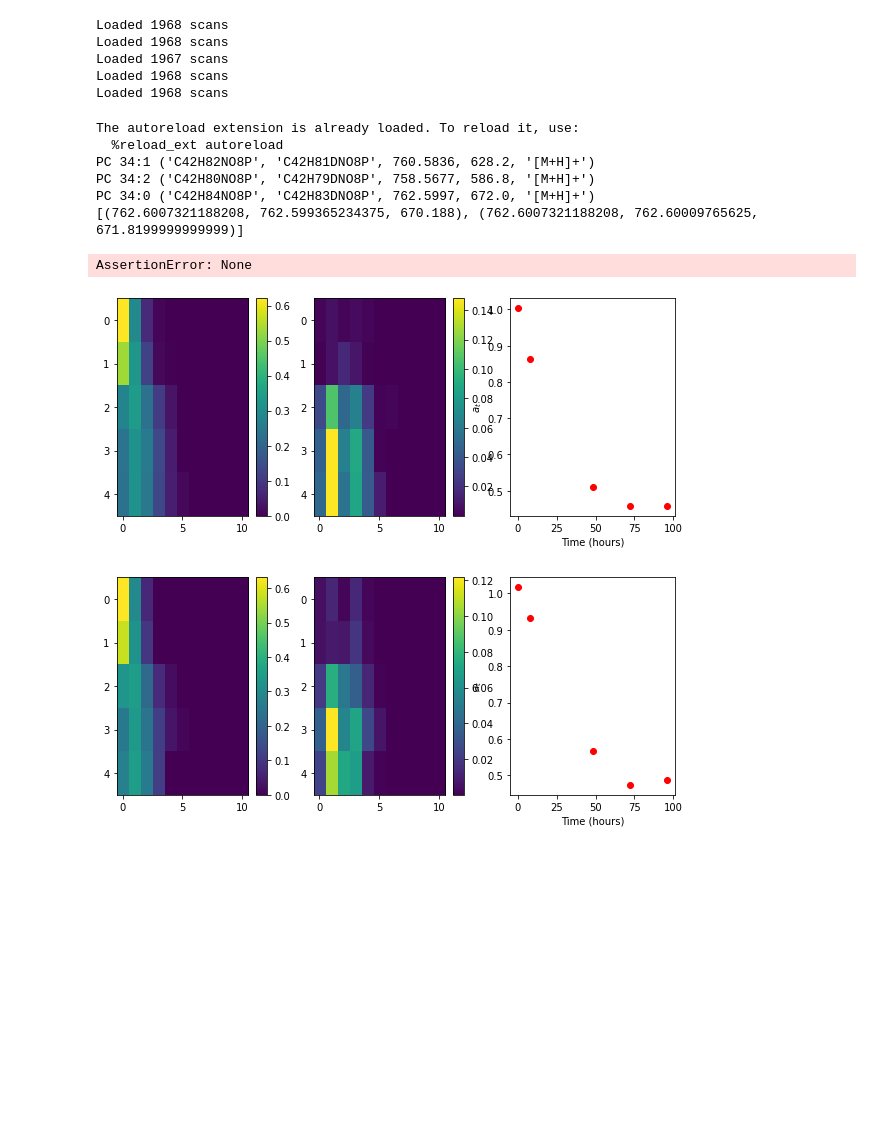
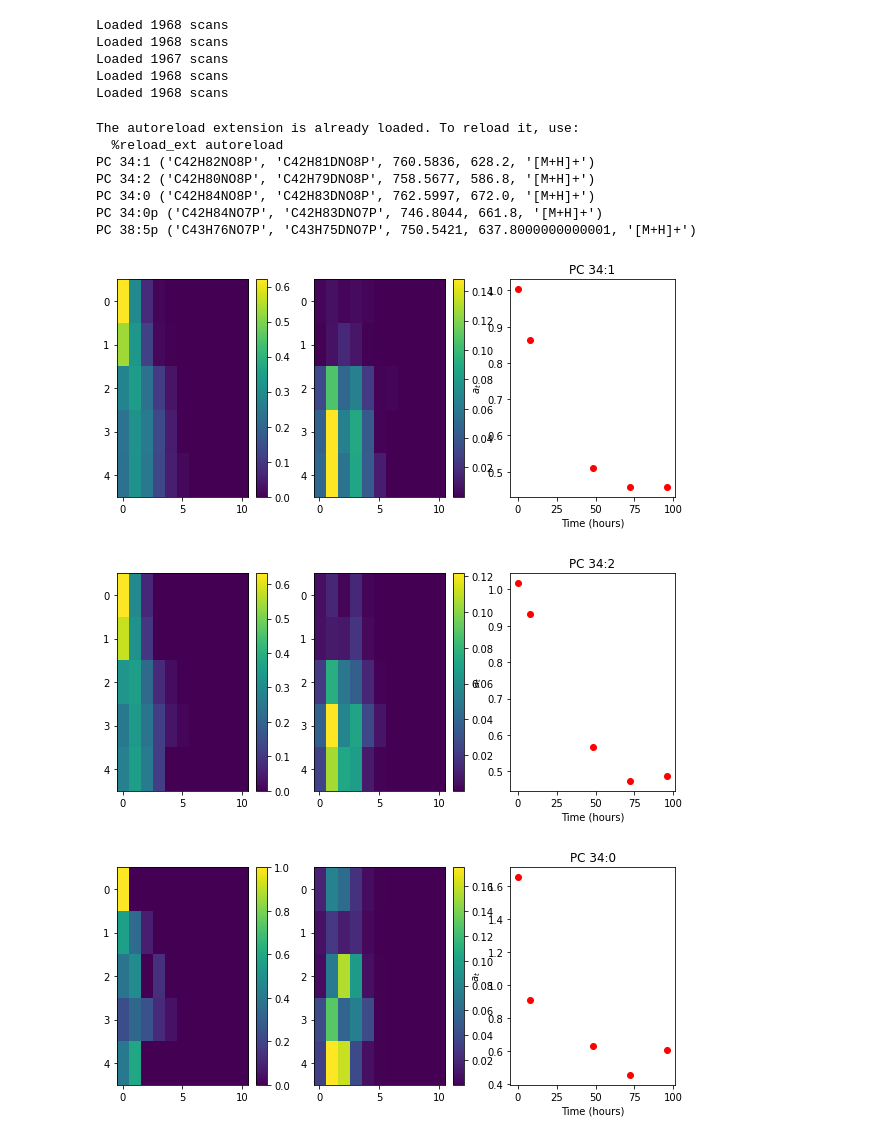
Before and after one commit to sdrogers/lipid_prototype, a Jupyter notebook: notebooks/Generic_mz.ipynb, the cells around one changed output. Drawn from its saved outputs; the diff is of its cells as text; code cells hidden in the pictures; blank space fills up the shorter version.

```diff
--- a/notebooks/Generic_mz.ipynb
+++ b/notebooks/Generic_mz.ipynb
@@ -49,7 +49,7 @@ from chromatograms import add_chromatograms_to_boxes
 for p in all_boxes:
     add_chromatograms_to_boxes(all_boxes[p],all_mzml_file_obj[p])
 # %%
-def find_boxes(boxes,mz,rt_in_seconds,mz_tol = 0.01,rt_tol = 10):
+def find_boxes(boxes,mz,rt_in_seconds,mz_tol = 0.1,rt_tol = 10):
     sub_boxes = list(filter(lambda x: abs(x.mz - mz) <= mz_tol and
                             abs(x.rt_in_seconds - rt_in_seconds) <= rt_tol,boxes))
     return sub_boxes
@@ -69,7 +69,11 @@ at = AdductTransformer()
 from chromatograms import peak_group
 lipids = {'PC 34:1':('C42H82NO8P','C42H81DNO8P',760.5836,10.47*60,'[M+H]+'),
           'PC 34:2':('C42H80NO8P','C42H79DNO8P',758.5677,9.78*60.0,'[M+H]+'),
-          'PC 34:0':('C42H84NO8P','C42H83DNO8P',762.5997,11.2*60.0,'[M+H]+')}
+          'PC 34:0':('C42H84NO8P','C42H83DNO8P',762.5997,11.2*60.0,'[M+H]+'),
+          'PC 34:0p':('C42H84NO7P','C42H83DNO7P',746.8044,11.03*60.0,'[M+H]+'),
+          'PC 38:5p':('C43H76NO7P','C43H75DNO7P',750.5421,10.63*60.0,'[M+H]+'),
+#           'PC 38:4p':('C34H78NO7P','C34H77DNO7P',752.5577,11.2*60.0,'[M+H]+'),
+         }
 for lipid,dets in lipids.items():
     print(lipid,dets)
     f = Formula(dets[0])
@@ -98,9 +102,19 @@ for lipid,dets in lipids.items():
     data_mat = np.zeros((n_rows,n_cols),np.double)
 
     for i,o in enumerate(ordered_files):
-        l = find_boxes(all_boxes[o],mz,rt,rt_tol = 5)
-        assert len(l) == 1,print([(mz,b.mz,b.rt_in_seconds) for b in l])
-        g = peak_group(all_boxes[o],l[0],threshold = 0.75,max_mz_diff = 10)
+        l = find_boxes(all_boxes[o],mz,rt,rt_tol = 10)
+        if len(l) == 0:
+            print("YUK")
+        elif len(l) > 1:
+            # take the most intenste
+#             l.sort(key = lambda x: x.height,reverse = True)
+            # take the closest in mz
+            l.sort(key = lambda x: abs(x.mz - mz))
+            l = l[0]
+        else:
+            l = l[0]
+#         assert len(l) == 1,print([(mz,b.mz,b.rt_in_seconds,b.height) for b in l])
+        g = peak_group(all_boxes[o],l,threshold = 0.75,max_mz_diff = 10)
 #         print(len(g))
 
 
@@ -118,34 +132,36 @@ for lipid,dets in lipids.items():
     recon = []
 
     all_a = []
     for row in data_mat:
         f = row - y
         m = x-y
         a = ((f*m).sum())/((m*m).sum())
         all_a.append(a)
         recon.append(a*x + (1-a)*y)
 
     recon = np.array(recon)
     times = [int(x.split(os.sep)[-1].split('_')[0]) for x in ordered_files]
 
     plt.figure(figsize=(10,4))
     plt.subplot(1,3,1)
     plt.imshow(data_mat,aspect='auto')
     plt.colorbar()
     plt.subplot(1,3,2)
     plt.imshow(np.abs(data_mat - recon),aspect='auto')
     plt.colorbar()
     plt.subplot(1,3,3)
     plt.plot(times,all_a,'ro')
     plt.xlabel('Time (hours)')
     plt.ylabel('$a_t$')
+    plt.title(lipid)
 # %% [output]
 The autoreload extension is already loaded. To reload it, use:
   %reload_ext autoreload
 PC 34:1 ('C42H82NO8P', 'C42H81DNO8P', 760.5836, 628.2, '[M+H]+')
 PC 34:2 ('C42H80NO8P', 'C42H79DNO8P', 758.5677, 586.8, '[M+H]+')
 PC 34:0 ('C42H84NO8P', 'C42H83DNO8P', 762.5997, 672.0, '[M+H]+')
-[(762.6007321188208, 762.599365234375, 670.188), (762.6007321188208, 762.60009765625, 671.8199999999999)]
+PC 34:0p ('C42H84NO7P', 'C42H83DNO7P', 746.8044, 661.8, '[M+H]+')
+PC 38:5p ('C43H76NO7P', 'C43H75DNO7P', 750.5421, 637.8000000000001, '[M+H]+')
-AssertionError: None
-[figure, old version]
+[figure, new version]
-[figure, old version]
+[figure, new version]
+[figure, added]
```
Also changed, not shown: parts of 1 cell of this notebook.
